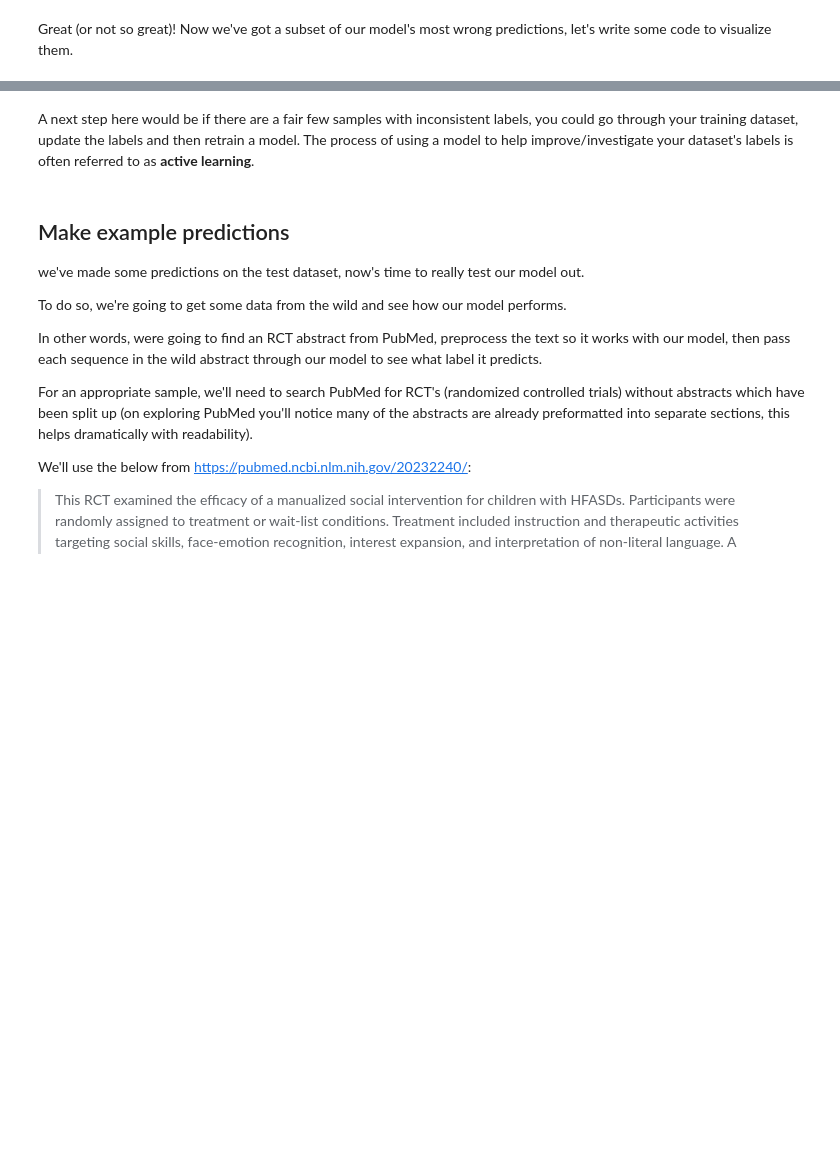
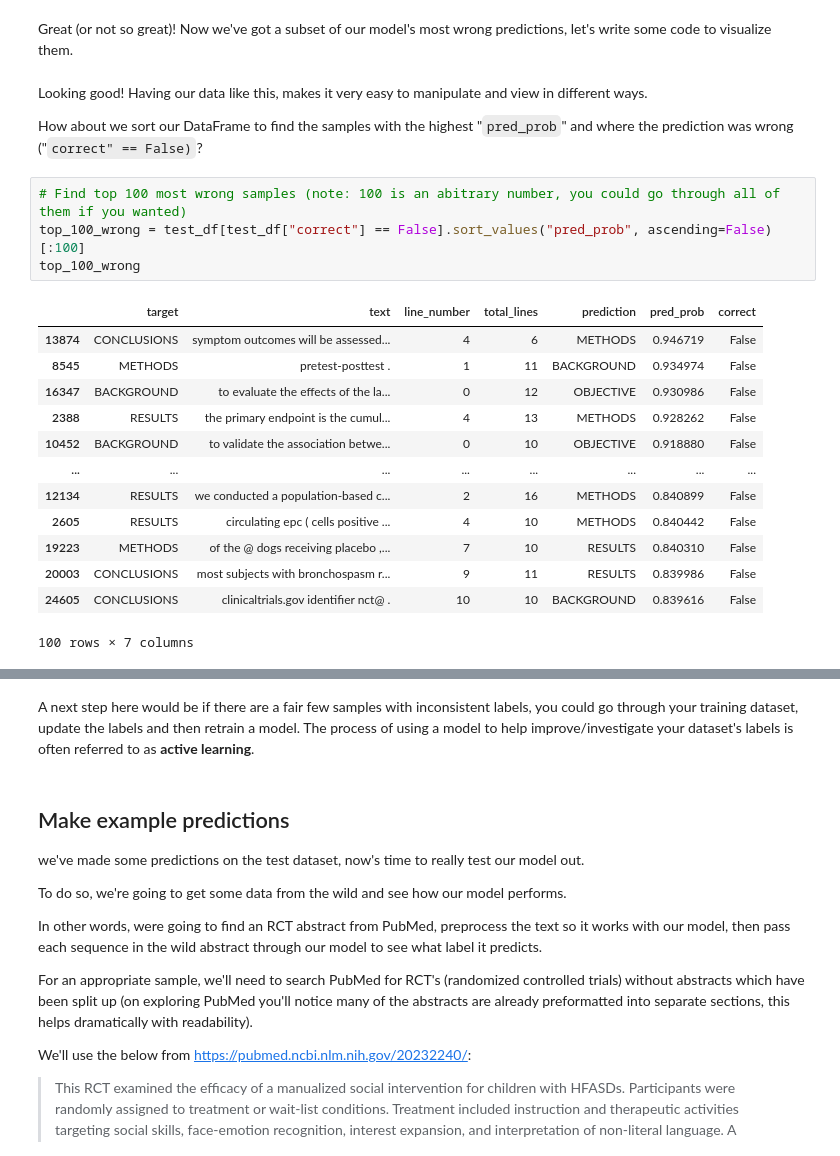
Before and after one commit to kishan5111/Deep_Learning_Vault, a Jupyter notebook: projects/Project-sentence-classification-in-medical-abstract.ipynb, the cells around one changed output, grey strips where cells are left out. Saved outputs shown, nothing was run; the diff lists cells and outputs as text; blank space fills up the shorter version.

```diff
--- a/projects/Project-sentence-classification-in-medical-abstract.ipynb
+++ b/projects/Project-sentence-classification-in-medical-abstract.ipynb
@@ -1305,5 +1759,27 @@ test_df.head(20)
 # %% [markdown]
 Great (or not so great)! Now we've got a subset of our model's most wrong predictions, let's write some code to visualize them.
+# %% [markdown]
+Looking good! Having our data like this, makes it very easy to manipulate and view in different ways.
+
+How about we sort our DataFrame to find the samples with the highest "`pred_prob`" and where the prediction was wrong ("`correct" == False)`?
+# %%
+# Find top 100 most wrong samples (note: 100 is an abitrary number, you could go through all of them if you wanted)
+top_100_wrong = test_df[test_df["correct"] == False].sort_values("pred_prob", ascending=False)[:100]
+top_100_wrong
+# %% [output]
+|  | target | text | line_number | total_lines | prediction | pred_prob | correct |
+| 13874 | CONCLUSIONS | symptom outcomes will be assessed... | 4 | 6 | METHODS | 0.946719 | False |
+| 8545 | METHODS | pretest-posttest . | 1 | 11 | BACKGROUND | 0.934974 | False |
+| 16347 | BACKGROUND | to evaluate the effects of the la... | 0 | 12 | OBJECTIVE | 0.930986 | False |
+| 2388 | RESULTS | the primary endpoint is the cumul... | 4 | 13 | METHODS | 0.928262 | False |
+| 10452 | BACKGROUND | to validate the association betwe... | 0 | 10 | OBJECTIVE | 0.918880 | False |
+| ... | ... | ... | ... | ... | ... | ... | ... |
+| 12134 | RESULTS | we conducted a population-based c... | 2 | 16 | METHODS | 0.840899 | False |
+| 2605 | RESULTS | circulating epc ( cells positive ... | 4 | 10 | METHODS | 0.840442 | False |
+| 19223 | METHODS | of the @ dogs receiving placebo ,... | 7 | 10 | RESULTS | 0.840310 | False |
+| 20003 | CONCLUSIONS | most subjects with bronchospasm r... | 9 | 11 | RESULTS | 0.839986 | False |
+| 24605 | CONCLUSIONS | clinicaltrials.gov identifier nct@ . | 10 | 10 | BACKGROUND | 0.839616 | False |
+100 rows × 7 columns
 # %%
 # Investigate top wrong preds
 for row in top_100_wrong[0:10].itertuples(): # adjust indexes to view different samples
```
Also changed, not shown: parts of 85 cells of this notebook.
